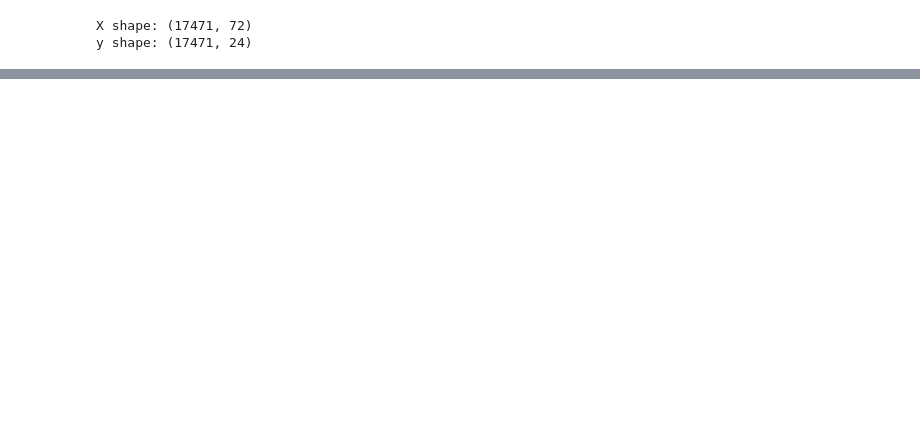
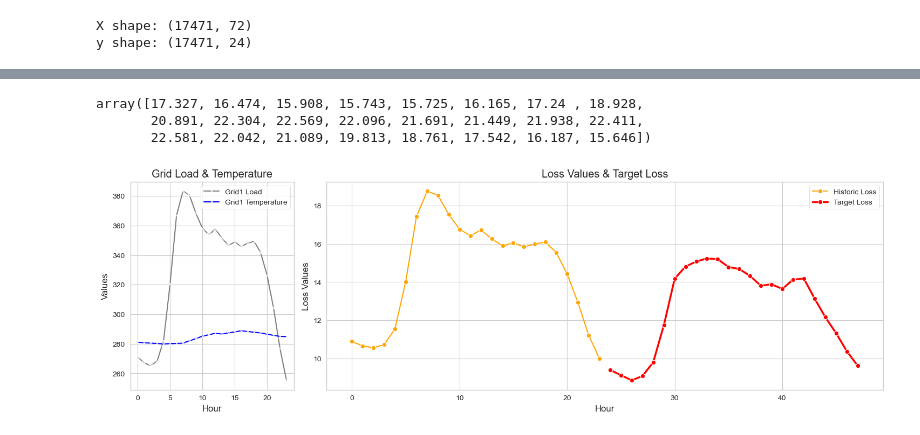
Before and after one commit to Mesterne/BEAST, a Jupyter notebook: notebooks/neural_network.ipynb, the cells around one changed output, grey strips where cells are left out. Cells and saved outputs as stored; diff of their text form; code cells hidden in the pictures; blank space fills up the shorter version.

```diff
--- a/notebooks/neural_network.ipynb
+++ b/notebooks/neural_network.ipynb
@@ -29,9 +29,13 @@ from torch import nn
 from torch.utils.data import DataLoader, TensorDataset
 import numpy as np
 from tqdm import tqdm
+import random
 
 import seaborn as sns
 import matplotlib.pyplot as plt
+
+plt.style.use('ggplot')
+sns.set_style("whitegrid")  # Apply a cleaner grid style
 # %%
 class NN(nn.Module):
     def __init__(self, input_size, output_size, learning_rate):
@@ -152,3 +235,52 @@ y shape: (17471, 24)
+# %%
+y[0]
+# %% [output]
+array([17.327, 16.474, 15.908, 15.743, 15.725, 16.165, 17.24 , 18.928,
+       20.891, 22.304, 22.569, 22.096, 21.691, 21.449, 21.938, 22.411,
+       22.581, 22.042, 21.089, 19.813, 18.761, 17.542, 16.187, 15.646])
+# %%
+def plot_data(X, y):
+    # Plotting the first few samples
+    fig = plt.figure(figsize=(18, 5))
+    random_index = np.random.randint(0, X.shape[0])
+
+    # Create subplots with specific widths
+    ax_left = plt.subplot2grid((1, 4), (0, 0), colspan=1)
+    ax_right = plt.subplot2grid((1, 4), (0, 1), colspan=3)
+
+    hours = np.arange(X.shape[1] // 3)
+    target_hours = np.arange(len(hours), len(hours) + len(y[0]))
+
+    load_values = X[random_index][0::3]
+    temp_values = X[random_index][1::3]
+    loss_values = X[random_index][2::3]
+
+    # Left plot: Grid Load and Temperature
+    sns.lineplot(x=hours, y=load_values, ax=ax_left, label="Grid1 Load", marker='x', color='grey')
+    sns.lineplot(x=hours, y=temp_values, ax=ax_left, label="Grid1 Temperature", marker='x', color='blue')
+    ax_left.set_title("Grid Load & Temperature")
+    ax_left.set_xlabel("Hour")
+    ax_left.set_ylabel("Values")
+    ax_left.legend()
+    ax_left.grid(True)
+
+    # Right plot: Loss values
+    sns.lineplot(x=hours, y=loss_values, ax=ax_right, label="Historic Loss", marker='o', color='orange', linewidth=1.5)
+
+    # Right plot: Target Loss values (forecast horizon)
+    sns.lineplot(x=target_hours, y=y[random_index], ax=ax_right, label="Target Loss", marker='o', color='red', linewidth=2.5)
+
+    ax_right.set_title("Loss Values & Target Loss")
+    ax_right.set_xlabel("Hour")
+    ax_right.set_ylabel("Loss Values")
+    ax_right.legend()
+    ax_right.grid(True)
+
+    plt.show()
+
+plot_data(X, y)
+# %% [output]
+[figure, added]
 # %%
 loss_history = model.train_model(X, y, batch_size=batch_size, num_epochs=num_epochs, learning_rate=learning_rate)
 # %% [output]
```
Also changed, not shown: parts of 15 cells of this notebook.
